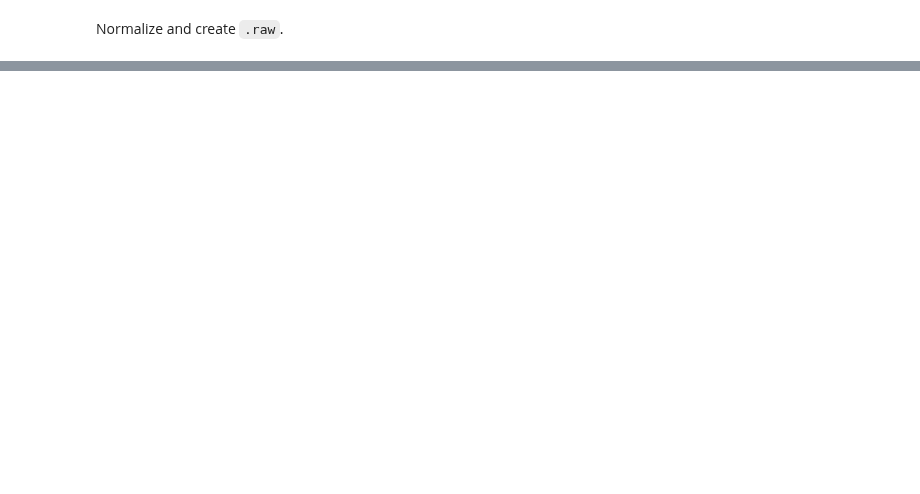
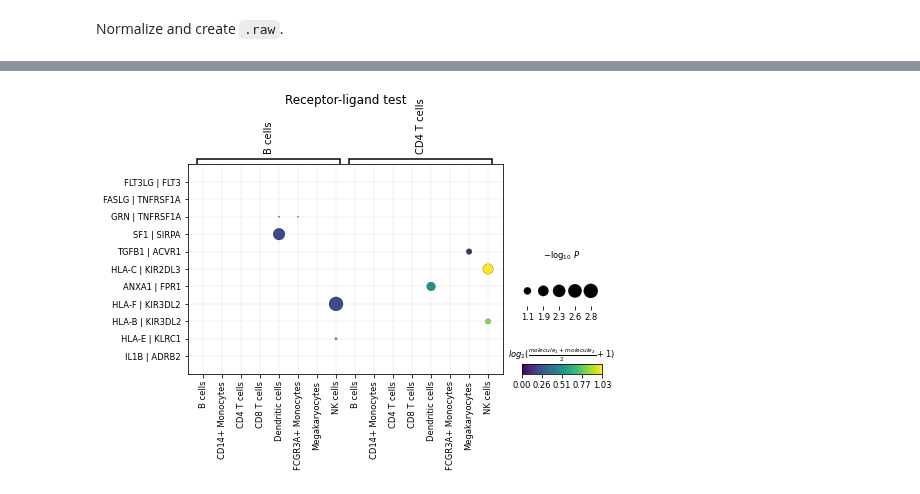
Before and after one commit to scverse/squidpy, a Jupyter notebook: notebooks/ligrec_vignette.ipynb, the cells around one changed output, grey strips where cells are left out. Cells and saved outputs as stored; diff of their text form; code cells hidden in the pictures; blank space fills up the shorter version.

```diff
--- a/notebooks/ligrec_vignette.ipynb
+++ b/notebooks/ligrec_vignette.ipynb
@@ -157,0 +116,3 @@ ligrec(
+# %%
+adata = sc.datasets.pbmc3k_processed()
+adata
@@ -157,0 +131,9 @@ ligrec(
+# %%
+res = sp.gr.ligrec(adata, "louvain",
+                   fdr_method=None, copy=True,
+                   interactions_params={"resources": "CellPhoneDB"},
+                   threshold=0.1, seed=0, n_perms=10000, n_jobs=1)
+df = res.pvalues
+print("Number of CellPhoneDB interactions (human data):", len(df))
+
+df.head()
@@ -157,0 +151,4 @@ ligrec(
+# %%
+sp.pl.ligrec(res, source_groups=["CD4 T cells", "B cells"])
+# %% [output]
+[figure, added]
```
Also changed, not shown: parts of 35 cells of this notebook, 34 other files.
